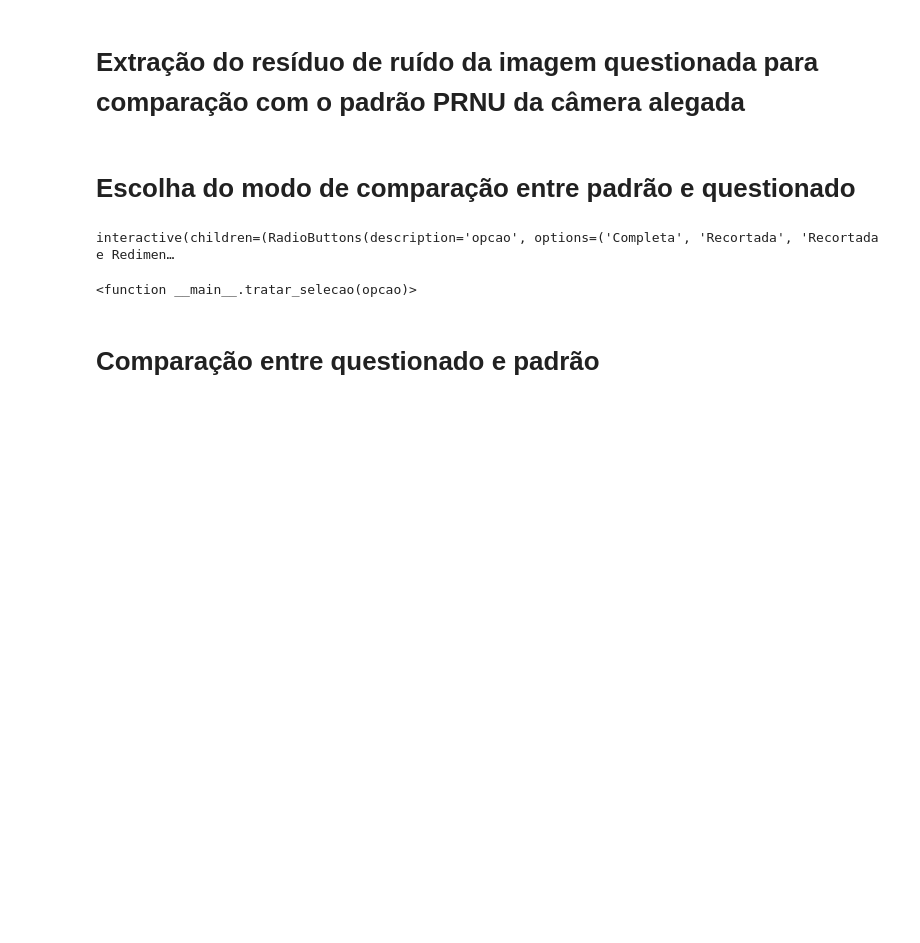
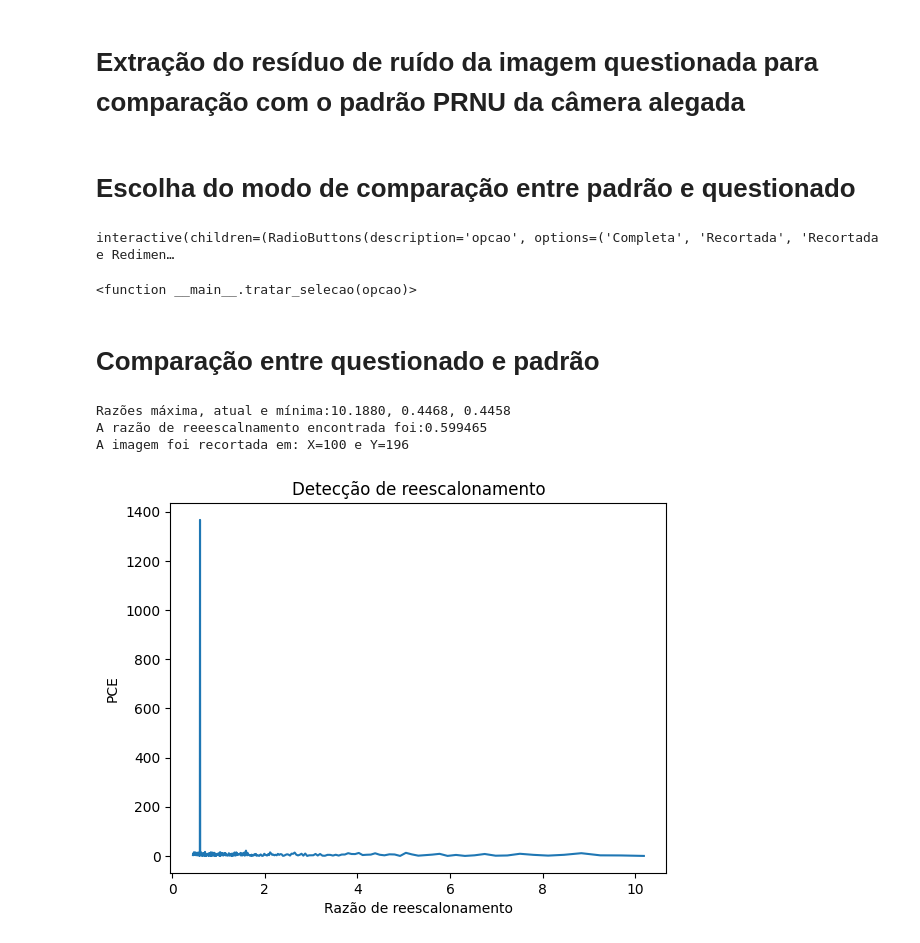
Before and after one commit to peritopaulomax/PRNU, a Jupyter notebook: PRNU.ipynb, the cells around one changed output. Saved outputs shown, nothing was run; the diff lists cells and outputs as text; code cells hidden in the pictures; blank space fills up the shorter version.

```diff
--- a/PRNU.ipynb
+++ b/PRNU.ipynb
@@ -54,7 +53,11 @@ Resolving deltas: 100% (7/7), done.
 # %% [markdown]
 Definição dos caminhos da pasta contendo o material padrão (imagens coletadas a partir da câmera conhecida), As imagens padrão devem ser as mais homogêneas possivel (sem conteúdo em alta frequência), e submetidas a luminãncia elevada, sem saturação.
 # %%
-caminho_pasta = '/content/padrao'
+if iscolab:
+    caminho_pasta = '/content/padrao'
+else:
+    caminho_pasta ='./padrao'
+
 lista = os.listdir(caminho_pasta)
 padrao = [os.path.join(caminho_pasta, x) for x in lista]
 # %% [markdown]
@@ -77,12 +78,20 @@ Digite o nome do arquivo para salvar PRNU: camera1
 
   * Não é necessario recarregar se tiver acabado de gerar o arquivo PRNU no passo anterior
 # %%
-with open('/content/camera1.prnu', 'rb') as arquivo:
-    Fingerprint = pickle.load(arquivo)
+if iscolab:
+    with open('/content/camera1.prnu', 'rb') as arquivo:
+        Fingerprint = pickle.load(arquivo)
+else:
+    with open('./camera1.prnu', 'rb') as arquivo:
+        Fingerprint = pickle.load(arquivo)
 # %% [markdown]
 # **Extração do resíduo de ruído da imagem questionada para comparação com o padrão PRNU da câmera alegada**
 # %%
-questionado = '/content/Ex-2_rec_escala.png'
+if iscolab:
+    questionado = '/content/m2-crop_escala.png'
+else:
+    questionado = 'm2-crop_escala.png'
+
 Noisex = Ft.NoiseExtractFromImage(questionado, sigma=2.)
 Noisex = Fu.WienerInDFT(Noisex, np.std(Noisex))
 # %% [markdown]
@@ -117,58 +126,65 @@ if selecao_radiobutton == "Recortada":
   C = Fu.crosscorr(A, B*Fingerprint)
   det, det0 = md.PCE(C, [Fingerprint.shape[0] - Noisex.shape[0], Fingerprint.shape[1] - Noisex.shape[1]])
 elif selecao_radiobutton == "Completa":
     aux = Fingerprint
     if Ix.shape[0] > Ix.shape[1]:
         Ix = np.rot90(Ix,-1)
         Noisex = np.rot90(Noisex,-1)
 
     if Fingerprint.shape[1] > Ix.shape[1]:
         Fingerprint = cv.resize(Fingerprint, np.size(Ix), interpolation=cv.INTER_LINEAR)
 
     if np.size(Ix) != np.size(Fingerprint):
         raise ValueError("PRNU e Questionada com dimensões diferentes. Verifique outro método")
 
     C= Fu.crosscorr(Noisex,np.multiply(Ix, Fingerprint))
     det, det0 = md.PCE(C)
     Fingerprint = aux
 elif selecao_radiobutton == "Recortada e Redimensionada":
-    detpce = 0
+    det_max = {"PCE": 0}
     rT = 1
     locT = [0, 0]
     rmax = 1 / max([Noisex.shape[0] / Fingerprint.shape[0], Noisex.shape[1]/ Fingerprint.shape[1]])
     r = 1
     i = 0
     pcepce=[]
-    aux=Fingerprint
+
     for r in np.arange(rmax - round((rmax - 0.1) / 0.005) * 0.005, rmax, 0.005):
-        # waitbar(r / rmax)  # Não há equivalente direto para waitbar em Python
-        pass
-        #Nsized = cv.resize(Noisex, None, fx=r, fy=r, interpolation=cv.INTER_LANCZOS4)
-        #Ixsized = cv.resize(Ix, None, fx=r, fy=r, interpolation=cv.INTER_LANCZOS4)
-        Fingerprint = cv.resize(aux, None, fx=1/r, fy=1/r, interpolation=cv.INTER_CUBIC)
-        #A=Nsized
-        #B=Ixsized
-        A=Noisex
-        B=Ix
-        if Fingerprint.shape[0] > A.shape[0] or Fingerprint.shape[1] > A.shape[1]:
+        clear_output(wait=True)
+        print(f'Razões máxima, atual e mínima:{1/(rmax - round((rmax - 0.1) / 0.005) * 0.005):.4f}, {1/r:.4f}, {1/rmax:.4f}')
+        Nsized = cv.resize(Noisex, None, fx=r, fy=r, interpolation=cv.INTER_LANCZOS4)
+        Ixsized = cv.resize(Ix, None, fx=r, fy=r, interpolation=cv.INTER_LANCZOS4)
+        A=Nsized
+        B=Ixsized
+        if Fingerprint.shape[0] > A.shape[0] or Fingerprint.shape[1] > A.shape[1] and np.size(Ixsized)==np.size(Nsized):
           A = np.pad(A, [(0, abs(Fingerprint.shape[0]-A.shape[0])), (0, abs(Fingerprint.shape[1]-A.shape[1]))])
           B = np.pad(B, [(0, abs(Fingerprint.shape[0]-B.shape[0])), (0, abs(Fingerprint.shape[1]-B.shape[1]))])
         C = Fu.crosscorr(A, B*Fingerprint)
-        #if min([Fingerprint.shape[0] - Nsized.shape[0], Fingerprint.shape[1] - Nsized.shape[1]]) >= 0:
-        if min([Fingerprint.shape[0] - Noisex.shape[0], Fingerprint.shape[1] - Noisex.shape[1]]) >= 0:
-            #det, det0 = md.PCE(C, [Fingerprint.shape[0] - Nsized.shape[0], Fingerprint.shape[1] - Nsized.shape[1]])
-            det, det0 = md.PCE(C, [Fingerprint.shape[0] - Noisex.shape[0], Fingerprint.shape[1] - Noisex.shape[1]])
-            locT = det['PeakLocation']
-            #C =  Fu.crosscorr(Nsized, Ixsized * Fingerprint[locT[0]:locT[0]+np.size(Nsized, 0), locT[1]:locT[1]+np.size(Nsized, 1)])
-            #det, det0 = md.PCE(C)
+        if min([Fingerprint.shape[0] - Nsized.shape[0], Fingerprint.shape[1] - Nsized.shape[1]]) >= 0:
+            det, det0 = md.PCE(C, [Fingerprint.shape[0] - Nsized.shape[0], Fingerprint.shape[1] - Nsized.shape[1]])
+            loc = det['PeakLocation']
+            C =  Fu.crosscorr(Nsized, Ixsized * Fingerprint[loc[0]:loc[0]+Ixsized.shape[0], loc[1]:loc[1]+Ixsized.shape[1]])
+            det, det0 = md.PCE(C)
             pcepce.append(det['PCE'])
-            if det['PCE'] > detpce:
-                detpce = det['PCE']
-                rT = r
+            if det['PCE'] > det_max['PCE']:
+                det_max = det
+                rT =1/r
+                locT=loc
         i += 1
-
-    print(1/rT)
-    print(locT)
+    det=det_max
+    det['PeakLocation']=locT
+    print(f'A razão de reeescalnamento encontrada foi:{rT:5f}')
+    print(f'A imagem foi recortada em: X={locT[0]} e Y={locT[1]}')
+    plt.plot(1/np.arange(rmax - round((rmax - 0.1) / 0.005) * 0.005, rmax, 0.005),pcepce)
+    plt.xlabel('Razão de reescalonamento')
+    plt.ylabel('PCE')
+    plt.title('Detecção de reescalonamento')
+    plt.show()
+# %% [output]
+Razões máxima, atual e mínima:10.1880, 0.4468, 0.4458
+A razão de reeescalnamento encontrada foi:0.599465
+A imagem foi recortada em: X=100 e Y=196
+[figure, added]
 # %%
 for key in det.keys(): print("{0}: {1}".format(key, det[key]))
 #Z =np.fft.fftshift(C)
```
Also changed, not shown: parts of 9 cells of this notebook.
